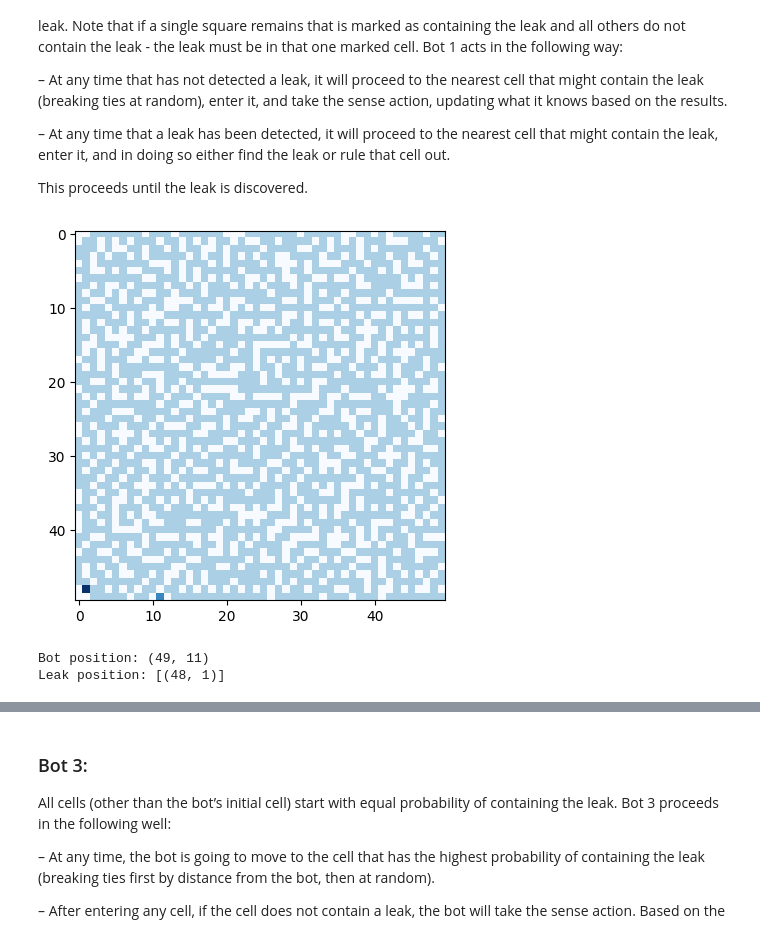
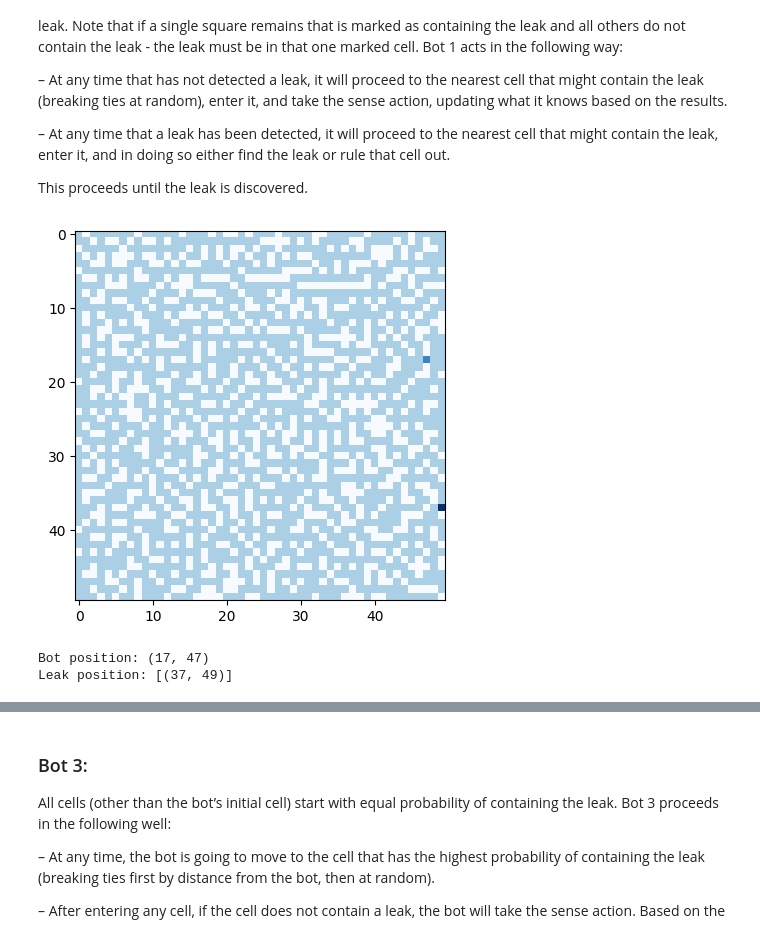
Before and after one commit to Intro-to-AI-Group/AI-Project-Two, a Jupyter notebook: src/Ship.ipynb, the cells around one changed output, grey strips where cells are left out. Saved outputs shown, nothing was run; the diff lists cells and outputs as text; code cells hidden in the pictures.

```diff
--- a/src/Ship.ipynb
+++ b/src/Ship.ipynb
@@ -211,9 +211,6 @@ in the ship. The bot knows / can sense when it enters the cell where the leak is
 class Bot(ABC):
     def __init__(self, ship):
         self.ship = ship
-        self.board = ship.board
-        self.size = ship.D
-        self.leaks = ship.leaks
         self.timestep = 0
         self.path = []
         self.init_bot()
@@ -232,9 +229,9 @@ class Bot(ABC):
 
     def init_bot(self):
         """Place bot in random location on the board"""
-        r, c = (random.randint(0, self.size - 1), random.randint(0, self.size - 1))
+        r, c = random.choice(self.ship.open_cells)
         self.position = (r, c)
-        self.board[r][c] = Cell.PATH
+        self.ship.board[r][c] = Cell.PATH
 
     # Helper Methods
     def manhattan(self, curr, goal):
@@ -267,7 +264,7 @@ class Bot(ABC):
             for i in range(4):
                 nr = DY[i] + r
                 nc = DX[i] + c
-                if self.ship.is_valid(nr, nc) and (nr, nc) not in vis and self.board[nr][nc] != Cell.BLOCKED:
+                if self.ship.is_valid(nr, nc) and (nr, nc) not in vis and self.ship.board[nr][nc] != Cell.BLOCKED:
                     queue.append(((nr, nc), path))
 
         return (None, deque())
@@ -306,7 +303,7 @@ class BotOne(Bot):
         pos = self.position
         r, c = pos
 
-        if self.board[r][c] == Cell.LEAK:
+        if self.ship.board[r][c] == Cell.LEAK:
             return True
         elif pos in self.leaky:
             self.not_leaky.add(pos)
@@ -327,24 +324,10 @@ class BotOne(Bot):
         curr = self.position
         r, c = curr
         self.path.append(curr)
-        self.board[r][c] = Cell.PATH
+        self.ship.board[r][c] = Cell.PATH
 
         if not self.future_path:
-
-            if not self.leaky:
-                # Chooses closest unchecked neighbor to move to
-                self.future_path = self.bfs(curr, self.unseen)[1]
-            else:
-                # arr_leaky = list(self.leaky)
-                # closest, min = arr_leaky[0], self.manhattan(curr, arr_leaky[0])
-                # for cell in self.leaky:
-                #     dist = self.manhattan(curr, cell)
-                #     if dist < min:
-                #         closest = cell
-                #         min = dist
-                # self.future_path = self.bfs(curr, closest)[1]
-
-                self.future_path = self.bfs(curr, self.leaky)[1]
+            self.future_path = self.bfs(curr, self.leaky if self.leaky else self.unseen)[1]
 
         # Update path to next point in path
         next_position = self.future_path.popleft()
@@ -360,11 +343,11 @@ class BotOne(Bot):
 
         for row in range(r - k, r + k + 1):
             for col in range (c - k, c + k + 1):
-                if self.ship.is_valid(row, col) and self.board[row][col] != Cell.BLOCKED:
+                if self.ship.is_valid(row, col) and self.ship.board[row][col] != Cell.BLOCKED:
                     loc = (row, col)
                     detection_square.append(loc)
 
-                    if self.board[row][col] == Cell.LEAK:
+                    if self.ship.board[row][col] == Cell.LEAK:
                         leakExists = True
 
         if not leakExists:
@@ -400,16 +383,16 @@ class BotOne(Bot):
 
         return success, self.path, self.timestep
 # %%
-ship = Ship(87)
-bot = BotOne(ship, 5)
+ship = Ship(3255)
+bot = BotOne(ship, 2)
 
 ship.display()
 print("Bot position: %s" % (bot.position,))
 print("Leak position: %s" % (ship.initial_leaks,))
 # %% [output]
-[figure, old version]
+[figure, new version]
-Bot position: (49, 11)
-Leak position: [(48, 1)]
+Bot position: (17, 47)
+Leak position: [(37, 49)]
 # %%
 res = bot.simulate()
 print(str(res[0]) + " " + str(res[2]) + " steps")
```
Also changed, not shown: parts of 2 cells of this notebook.
